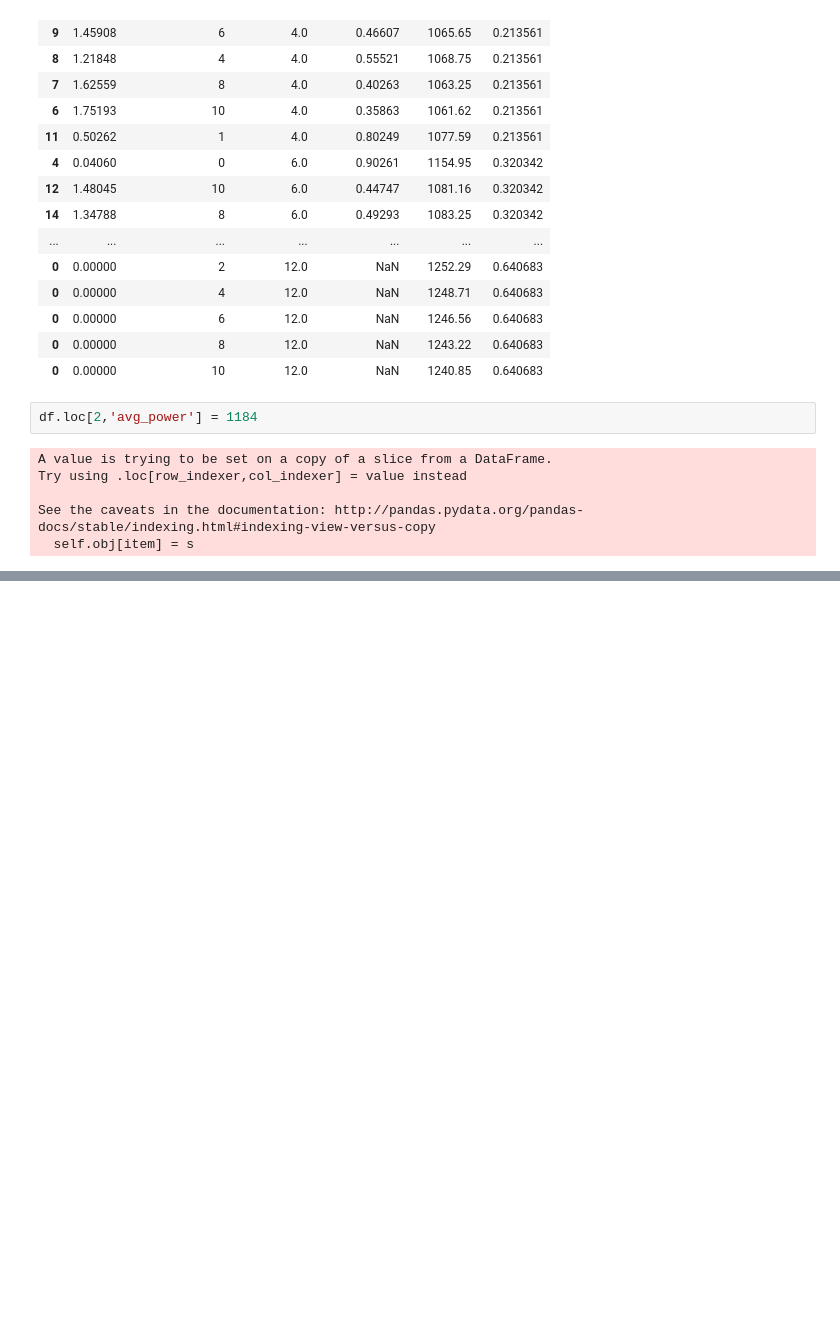
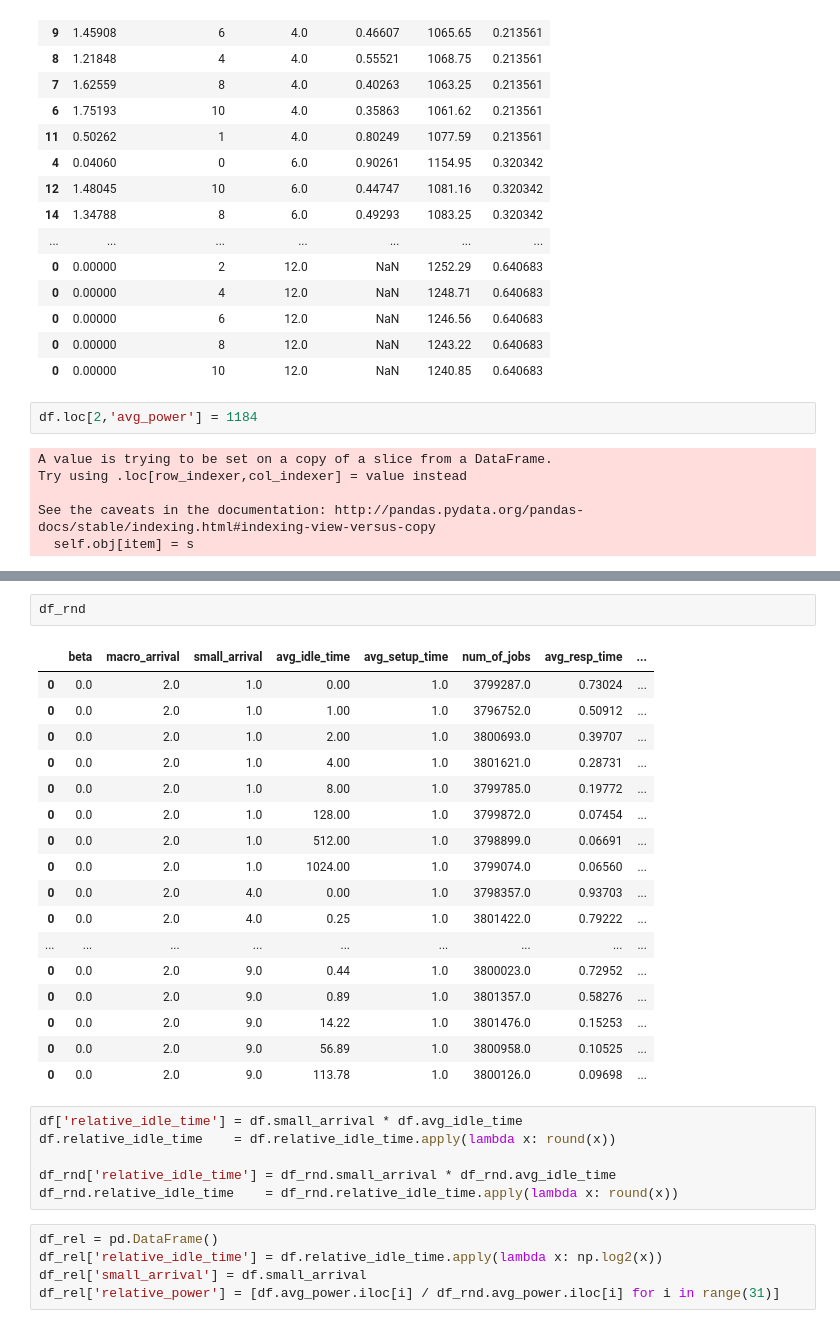
Before and after one commit to mEyob/load-balancing-5G-hetnet, a Jupyter notebook: simulator/data/visualization.ipynb, the cells around one changed output, grey strips where cells are left out. Saved outputs shown, nothing was run; the diff lists cells and outputs as text; blank space fills up the shorter version.

```diff
--- a/simulator/data/visualization.ipynb
+++ b/simulator/data/visualization.ipynb
@@ -288,0 +314,31 @@ re.findall('_([0-9]+)', output)[0]
+# %%
+df_rnd
+# %% [output]
+|  | beta | macro_arrival | small_arrival | avg_idle_time | avg_setup_time | num_of_jobs | avg_resp_time | ... |
+| 0 | 0.0 | 2.0 | 1.0 | 0.00 | 1.0 | 3799287.0 | 0.73024 | ... |
+| 0 | 0.0 | 2.0 | 1.0 | 1.00 | 1.0 | 3796752.0 | 0.50912 | ... |
+| 0 | 0.0 | 2.0 | 1.0 | 2.00 | 1.0 | 3800693.0 | 0.39707 | ... |
+| 0 | 0.0 | 2.0 | 1.0 | 4.00 | 1.0 | 3801621.0 | 0.28731 | ... |
+| 0 | 0.0 | 2.0 | 1.0 | 8.00 | 1.0 | 3799785.0 | 0.19772 | ... |
+| 0 | 0.0 | 2.0 | 1.0 | 128.00 | 1.0 | 3799872.0 | 0.07454 | ... |
+| 0 | 0.0 | 2.0 | 1.0 | 512.00 | 1.0 | 3798899.0 | 0.06691 | ... |
+| 0 | 0.0 | 2.0 | 1.0 | 1024.00 | 1.0 | 3799074.0 | 0.06560 | ... |
+| 0 | 0.0 | 2.0 | 4.0 | 0.00 | 1.0 | 3798357.0 | 0.93703 | ... |
+| 0 | 0.0 | 2.0 | 4.0 | 0.25 | 1.0 | 3801422.0 | 0.79222 | ... |
+| ... | ... | ... | ... | ... | ... | ... | ... | ... |
+| 0 | 0.0 | 2.0 | 9.0 | 0.44 | 1.0 | 3800023.0 | 0.72952 | ... |
+| 0 | 0.0 | 2.0 | 9.0 | 0.89 | 1.0 | 3801357.0 | 0.58276 | ... |
+| 0 | 0.0 | 2.0 | 9.0 | 14.22 | 1.0 | 3801476.0 | 0.15253 | ... |
+| 0 | 0.0 | 2.0 | 9.0 | 56.89 | 1.0 | 3800958.0 | 0.10525 | ... |
+| 0 | 0.0 | 2.0 | 9.0 | 113.78 | 1.0 | 3800126.0 | 0.09698 | ... |
+# %%
+df['relative_idle_time'] = df.small_arrival * df.avg_idle_time
+df.relative_idle_time    = df.relative_idle_time.apply(lambda x: round(x))
+
+df_rnd['relative_idle_time'] = df_rnd.small_arrival * df_rnd.avg_idle_time
+df_rnd.relative_idle_time    = df_rnd.relative_idle_time.apply(lambda x: round(x))
+# %%
+df_rel = pd.DataFrame()
+df_rel['relative_idle_time'] = df.relative_idle_time.apply(lambda x: np.log2(x))
+df_rel['small_arrival'] = df.small_arrival
+df_rel['relative_power'] = [df.avg_power.iloc[i] / df_rnd.avg_power.iloc[i] for i in range(31)]
```
Also changed, not shown: parts of 14 cells of this notebook, 34 other files.
